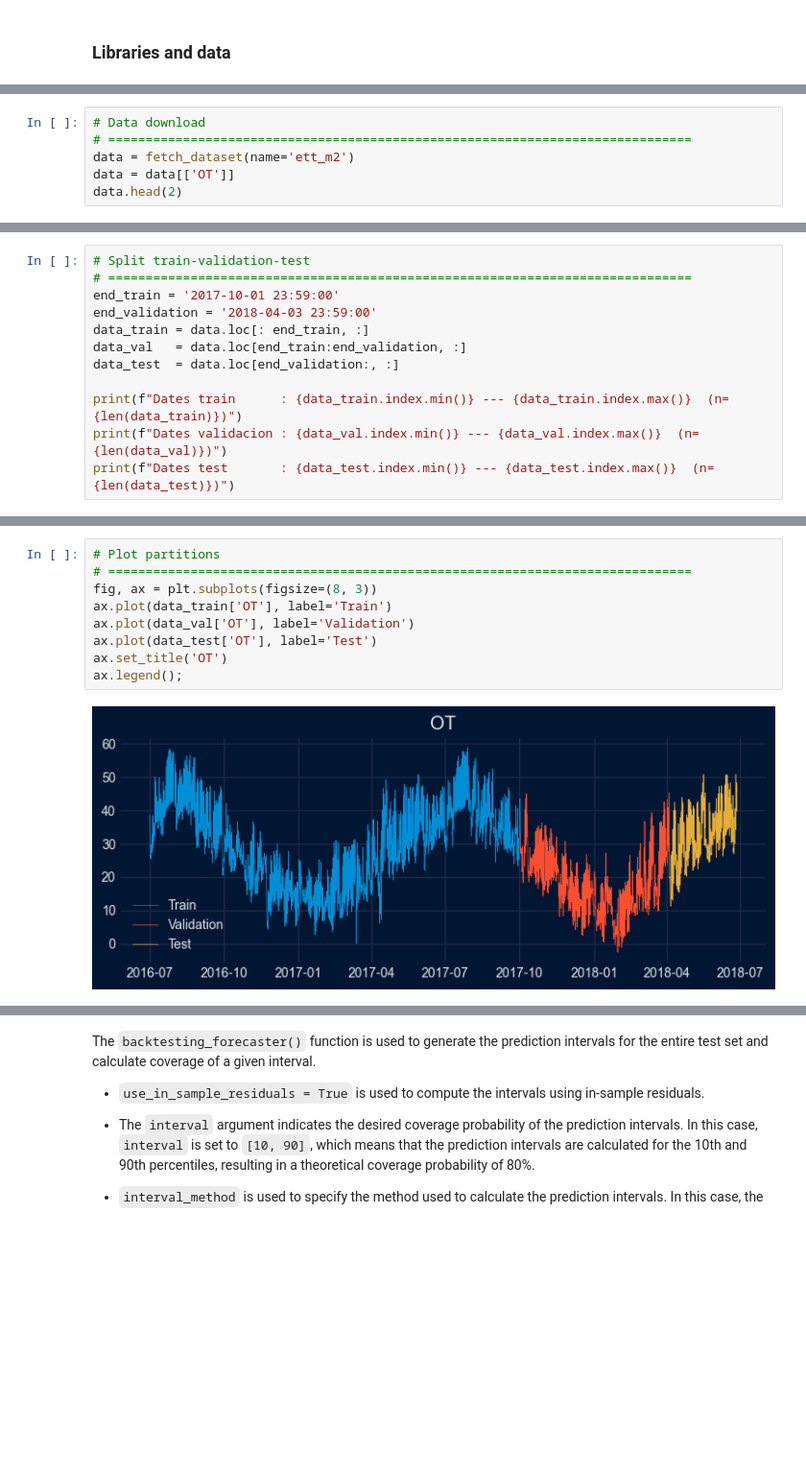
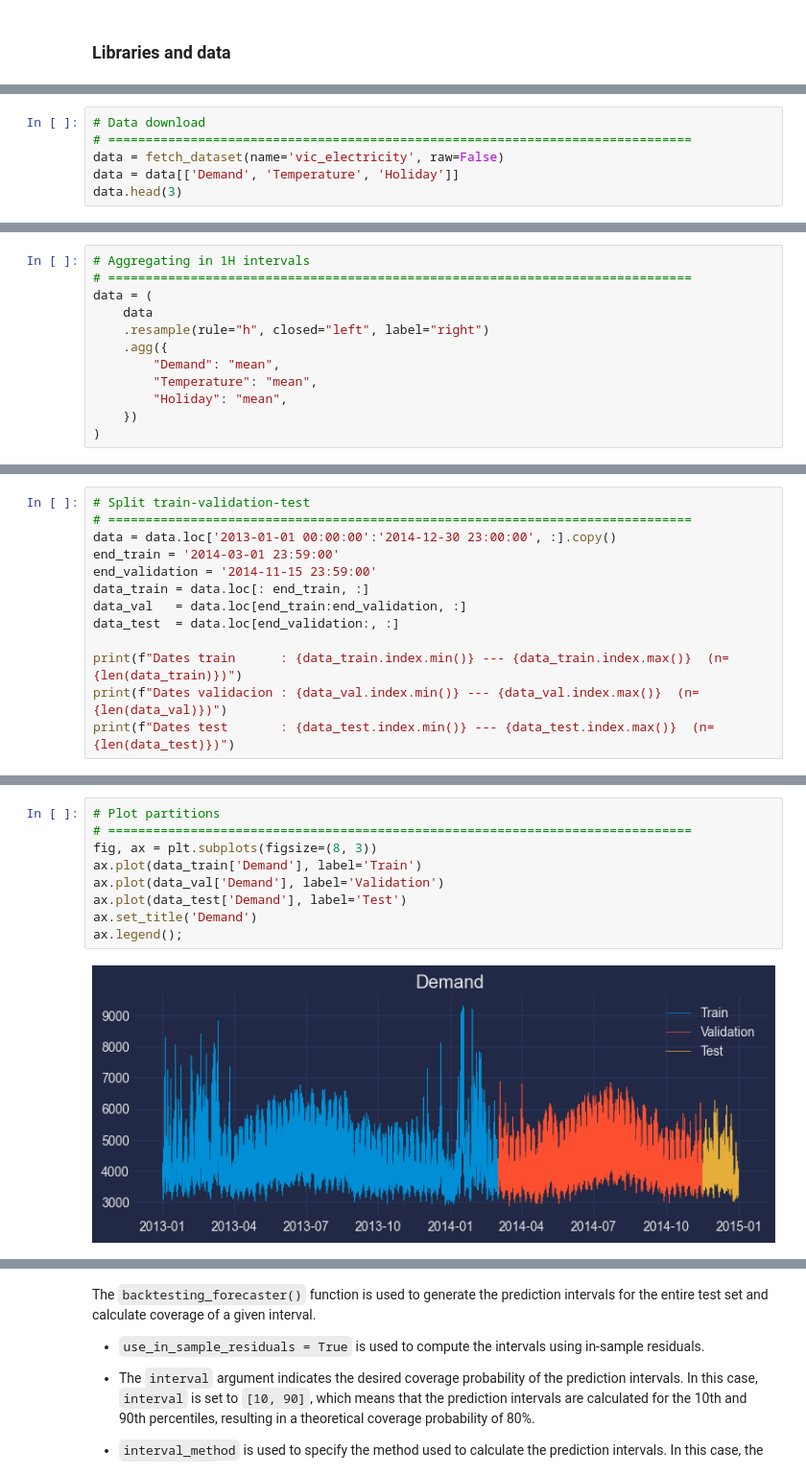
Before and after one commit to skforecast/skforecast, a Jupyter notebook: docs/user_guides/probabilistic-forecasting-bootstrapped-residuals.ipynb, the cells around one changed output, grey strips where cells are left out. Shown: that part at 96% size. Drawn from its saved outputs; the diff is of its cells as text; blank space fills up the shorter version.

```diff
--- a/docs/user_guides/probabilistic-forecasting-bootstrapped-residuals.ipynb
+++ b/docs/user_guides/probabilistic-forecasting-bootstrapped-residuals.ipynb
@@ -100,7 +105,7 @@ plt.style.use('seaborn-v0_8-darkgrid')
 # %%
 # Data download
 # ==============================================================================
-data = fetch_dataset(name='ett_m2')
-data = data[['OT']]
-data.head(2)
+data = fetch_dataset(name='vic_electricity', raw=False)
+data = data[['Demand', 'Temperature', 'Holiday']]
+data.head(3)
 # %% [output]
@@ -126,3 +125,15 @@ Shape of the dataset: (69680, 7)
+# %%
+# Aggregating in 1H intervals
+# ==============================================================================
+data = (
+    data
+    .resample(rule="h", closed="left", label="right")
+    .agg({
+        "Demand": "mean",
+        "Temperature": "mean",
+        "Holiday": "mean",
+    })
+)
 # %%
 # Plot target time series
 # ==============================================================================
@@ -200,8 +210,9 @@ Pipeline(steps=[('datetimefeatures',
 # %%
 # Split train-validation-test
 # ==============================================================================
-end_train = '2017-10-01 23:59:00'
-end_validation = '2018-04-03 23:59:00'
+data = data.loc['2013-01-01 00:00:00':'2014-12-30 23:00:00', :].copy()
+end_train = '2014-03-01 23:59:00'
+end_validation = '2014-11-15 23:59:00'
 data_train = data.loc[: end_train, :]
 data_val   = data.loc[end_train:end_validation, :]
 data_test  = data.loc[end_validation:, :]
@@ -216,12 +227,12 @@ Dates test       : 2018-04-04 00:00:00 --- 2018-06-26 19:45:00  (n=8048)
 # %%
 # Plot partitions
 # ==============================================================================
 fig, ax = plt.subplots(figsize=(8, 3))
-ax.plot(data_train['OT'], label='Train')
-ax.plot(data_val['OT'], label='Validation')
-ax.plot(data_test['OT'], label='Test')
-ax.set_title('OT')
+ax.plot(data_train['Demand'], label='Train')
+ax.plot(data_val['Demand'], label='Validation')
+ax.plot(data_test['Demand'], label='Test')
+ax.set_title('Demand')
 ax.legend();
 # %% [output]
-[figure, old version]
+[figure, new version]
 # %% [markdown]
```
Also changed, not shown: parts of 42 cells of this notebook, 1 other file.
